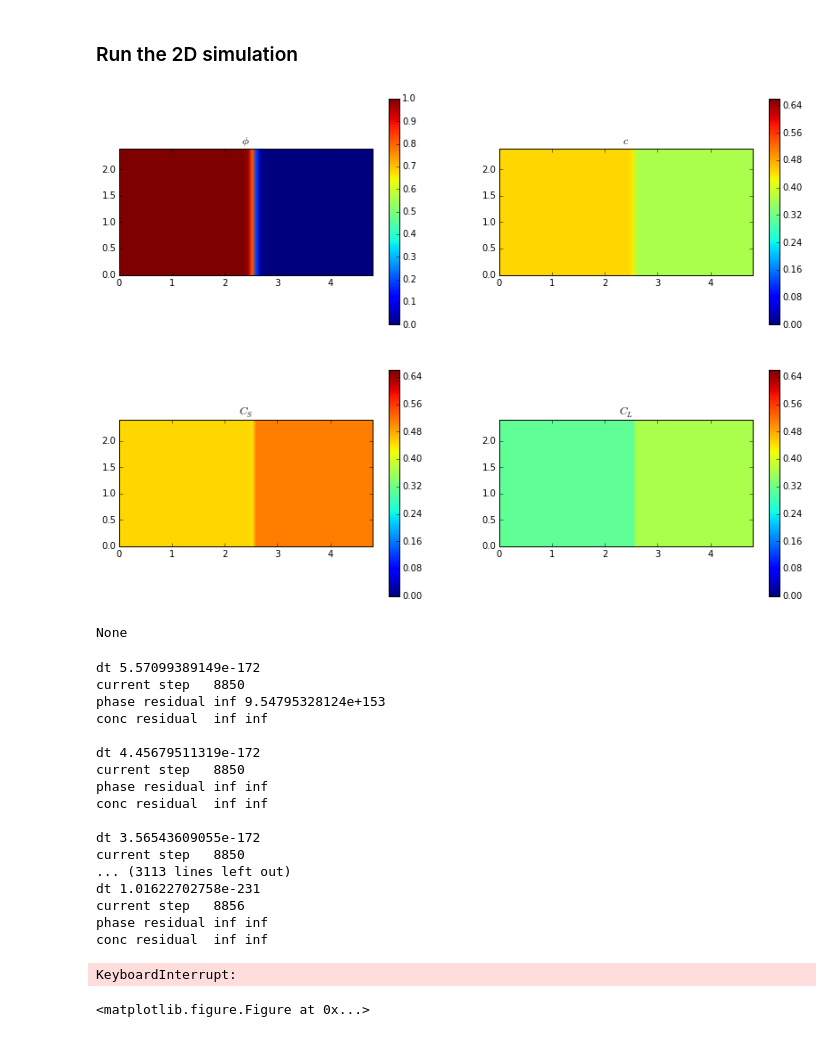
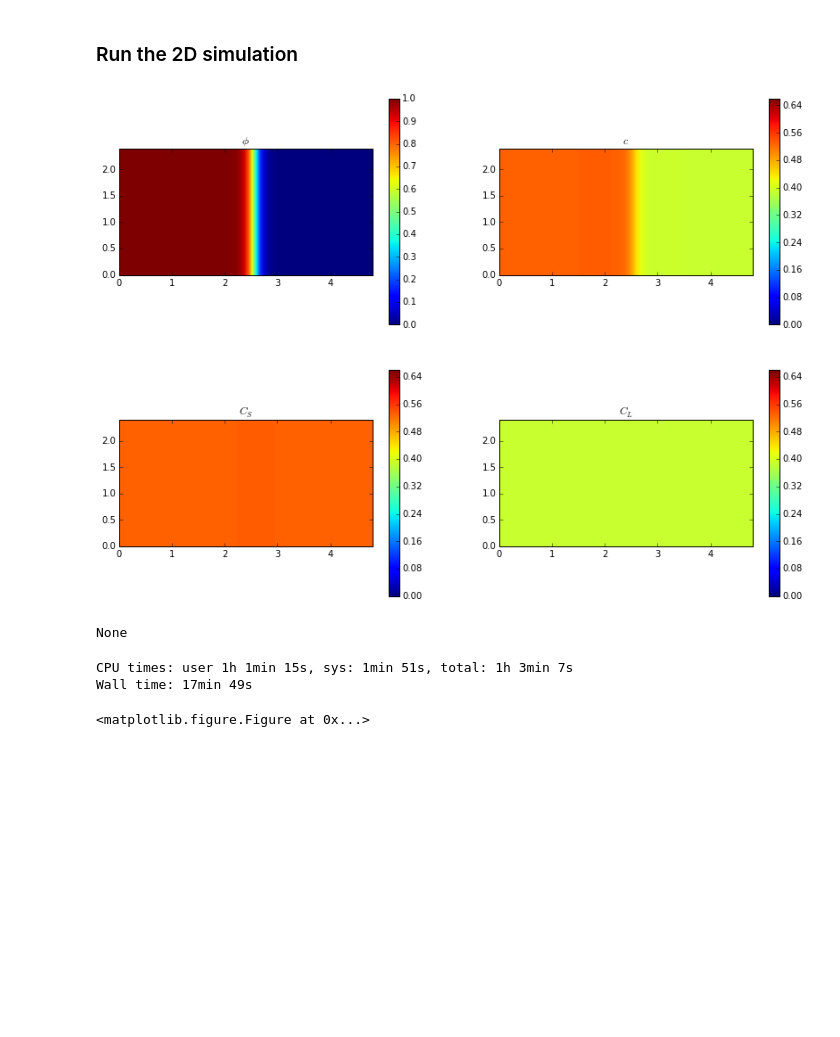
Before and after one commit to tkphd/KKS-binary-solidification, a Jupyter notebook: FiPy-KKS.ipynb, the cells around one changed output. Drawn from its saved outputs; the diff is of its cells as text; code cells hidden in the pictures; blank space fills up the shorter version.

```diff
--- a/FiPy-KKS.ipynb
+++ b/FiPy-KKS.ipynb
@@ -358,11 +362,14 @@ The FiPy manual is very clear that while the last term is a diffusion term, it i
 # %%
 def buildConcEquation(mesh_, phi_, c_, Cs_, Cl_):
     def Q(phi_, Cs_, Cl_):
-        return  0.01 + (1.-phi_) / (1. + partitionCoefficient(Cs_, Cl_) \
-                                    - (1.-partitionCoefficient(Cs_, Cl_)) * phi_)
+        return 0.5
+        #Qmin = 0.1
+        #return  Qmin + (1. - Qmin) * (1.-phi_) / \
+        #               (1. + partitionCoefficient(Cs_, Cl_) \
+        #             - (1. - partitionCoefficient(Cs_, Cl_)) * phi_)
 
     def partitionCoefficient(Cs_, Cl_):
-        return Cs_ / Cl_
+        return eqPartitionCoefficient #Cs_ / Cl_
 
     Dc = Q(phi_, Cs_, Cl_)
     Dp = Q(phi_, Cs_, Cl_) * hprime(phi_) * (Cl_ - Cs_)
@@ -402,13 +411,14 @@ def initCircular(mesh, phase, conc, Cs, Cl, circles):
     Cs.value = interpolateCs(phase, conc, grid=False)
     Cl.value = interpolateCl(phase, conc, grid=False)
 # %%
-def evolveInTime(phase, conc, Cs, Cl, viewer, \
+def evolveInTime(mesh, phase, conc, Cs, Cl, viewer, \
                phaseEq, concEq, solver, dt, dtLimit, dV, \
-               energyHistory, massHistory, \
-               elapsedTime, currentStep, totalSteps, \
+               solidHistory, massHistory, \
+               totalTime, currentStep, totalSteps, \
                dataDirectory):
     sweepLimit = 10
     tolerance = 0.05
+    elapsedTime = 0.0
 
     while currentStep.value < totalSteps:
         phase.updateOld()
@@ -433,8 +443,8 @@ def evolveInTime(phase, conc, Cs, Cl, viewer, \
             print 'conc residual ', concResidual0,   concResidual
 
         if (phaseResidual < phaseResidual0 * tolerance) and (concResidual < concResidual0 * tolerance):
+            currentStep.setValue(currentStep.value + 1)
             elapsedTime += dt.value
-            currentStep.setValue(currentStep.value + 1)
             if dt.value < dtLimit:
                 dt.setValue(dt.value * 1.1)
             if currentStep % 10 == 0:
@@ -443,7 +453,8 @@ def evolveInTime(phase, conc, Cs, Cl, viewer, \
                 glc = np.array(conc.globalValue)
                 glcs = np.array(Cs.globalValue)
                 glcl = np.array(Cl.globalValue)
-                energyHistory.append( freeEnergyDensity(phase, conc, Cs, Cl).globalValue.sum() * dV )
+                totalTime.append(elapsedTime)
+                solidHistory.append( (glp > 0.5).sum() * dV )
                 massHistory.append( glc.sum() * dV )
                 if parallelComm.procID == 0:
                     np.savez_compressed('{0}/dump{1}.npz'.format(dataDirectory, currentStep), \
@@ -451,7 +462,7 @@ def evolveInTime(phase, conc, Cs, Cl, viewer, \
                                         conc=glc, \
                                         Cs=glcs, \
                                         Cl=glcl, \
-                                        elapsedTime=np.array(elapsedTime))
+                                        elapsedTime=np.array(totalTime[-1]))
         else:
             dt.setValue(dt.value * 0.8)
             phase[:] = phase.old
@@ -612,15 +622,15 @@ CFL2 = 250.
 dtLimit2 = 0.5 * CFL2 * dx2**2 / epsSq
 print 'timestep limited to ', dtLimit2
 
-elapsedTime2 = 0.
 currentStep2 = Variable(0) # Variables are mutable and passed by reference, integers are not.
 
-solver2 = Solver()
+solver2 = Solver(tolerance=1.0e-12)
 
-energyHistory2 = []
+totalTime2 = [0]
+solidHistory2 = []
 massHistory2 = []
 
-energyHistory2.append( (np.array(phase2.globalValue) > 0.5).sum() * dV2 )
+solidHistory2.append( (np.array(phase2.globalValue) > 0.5).sum() * dV2 )
 massHistory2.append(  (np.array( conc2.globalValue)).sum() * dV2 )
 # %% [output]
 timestep limited to  0.5625
@@ -628,33 +638,17 @@ timestep limited to  0.5625
 ### Run the 2D simulation
 # %%
 # To continue from an existing simulation, execute just this and the next cell
-totalSteps2 = 10000
+totalSteps2 = 1000
 # %%
-%time evolveInTime(phase2, conc2, Cs2, Cl2, viewer2, \
+%time evolveInTime(mesh2D, phase2, conc2, Cs2, Cl2, viewer2, \
                     phaseEq2, concEq2, solver2, dt2, dtLimit2, dV2, \
-                    energyHistory2, massHistory2, \
-                    elapsedTime2, currentStep2, totalSteps2, \
+                    solidHistory2, massHistory2, \
+                    totalTime2, currentStep2, totalSteps2, \
                     'data/FiPy/2D')
 # %% [output]
-[figure, old version]
+[figure, new version]
 None
-dt 5.57099389149e-172
-current step   8850
-phase residual inf 9.54795328124e+153
-conc residual  inf inf
-
-dt 4.45679511319e-172
-current step   8850
-phase residual inf inf
-conc residual  inf inf
-
-dt 3.56543609055e-172
-current step   8850
-... (3113 lines left out)
-dt 1.01622702758e-231
-current step   8856
-phase residual inf inf
-conc residual  inf inf
+CPU times: user 1h 1min 15s, sys: 1min 51s, total: 1h 3min 7s
+Wall time: 17min 49s
-KeyboardInterrupt:
+<matplotlib.figure.Figure at 0x...>
-<matplotlib.figure.Figure at 0x...>
 # %%
```
Also changed, not shown: parts of 19 cells of this notebook, 1 other file.
